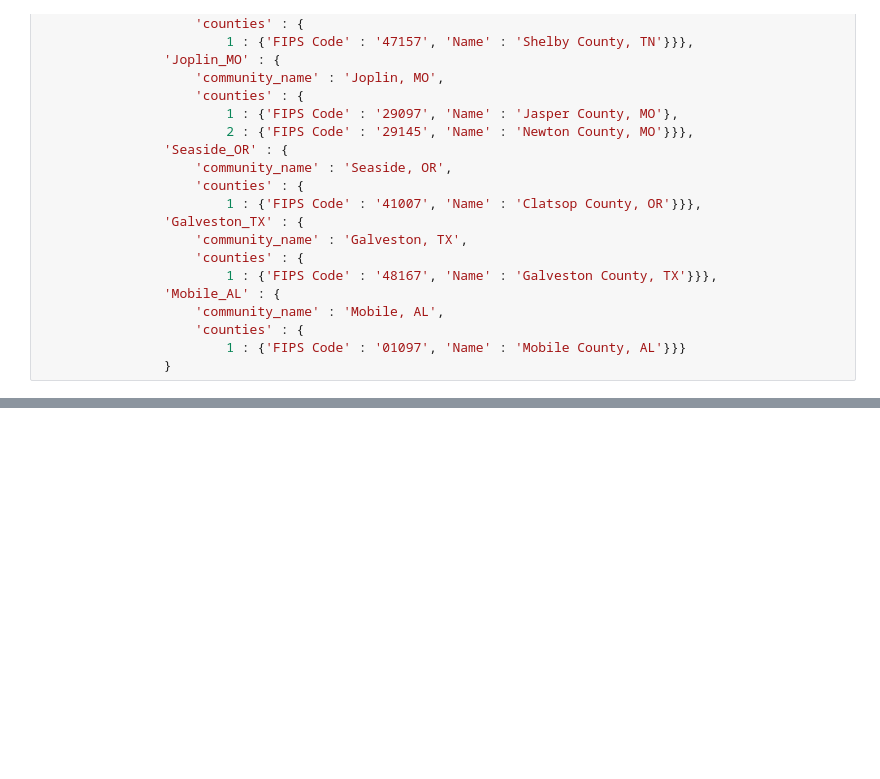
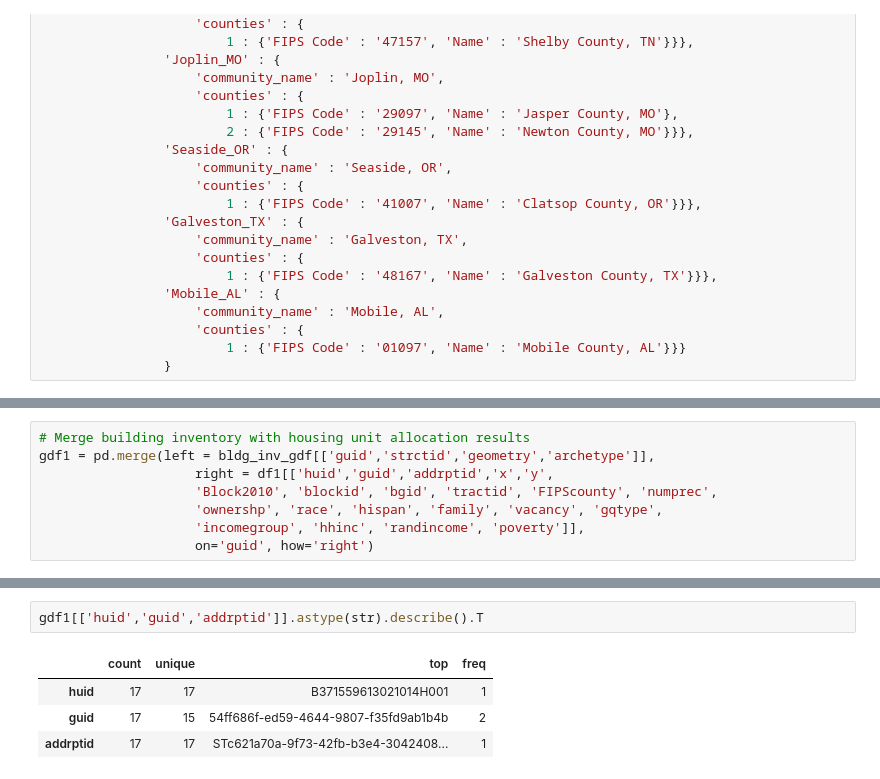
Before and after one commit to npr99/intersect-community-data, a Jupyter notebook: ncoda_06ev1_run_HUA_workflow.ipynb, the cells around one changed output, grey strips where cells are left out. Cells and saved outputs as stored; diff of their text form; blank space fills up the shorter version.

```diff
--- a/ncoda_06ev1_run_HUA_workflow.ipynb
+++ b/ncoda_06ev1_run_HUA_workflow.ipynb
@@ -740,0 +778,8 @@ communities = {'Lumberton_NC' : {
+# %%
+# Merge building inventory with housing unit allocation results
+gdf1 = pd.merge(left = bldg_inv_gdf[['guid','strctid','geometry','archetype']],
+                    right = df1[['huid','guid','addrptid','x','y',
+                    'Block2010', 'blockid', 'bgid', 'tractid', 'FIPScounty', 'numprec',
+                    'ownershp', 'race', 'hispan', 'family', 'vacancy', 'gqtype',
+                    'incomegroup', 'hhinc', 'randincome', 'poverty']],
+                    on='guid', how='right')
@@ -740,0 +794,7 @@ communities = {'Lumberton_NC' : {
+# %%
+gdf1[['huid','guid','addrptid']].astype(str).describe().T
+# %% [output]
+|  | count | unique | top | freq |
+| huid | 17 | 17 | B371559613021014H001 | 1 |
+| guid | 17 | 15 | 54ff686f-ed59-4644-9807-f35fd9ab1b4b | 2 |
+| addrptid | 17 | 17 | STc621a70a-9f73-42fb-b3e4-3042408... | 1 |
```
Also changed, not shown: parts of 19 cells of this notebook, 5 other files.
